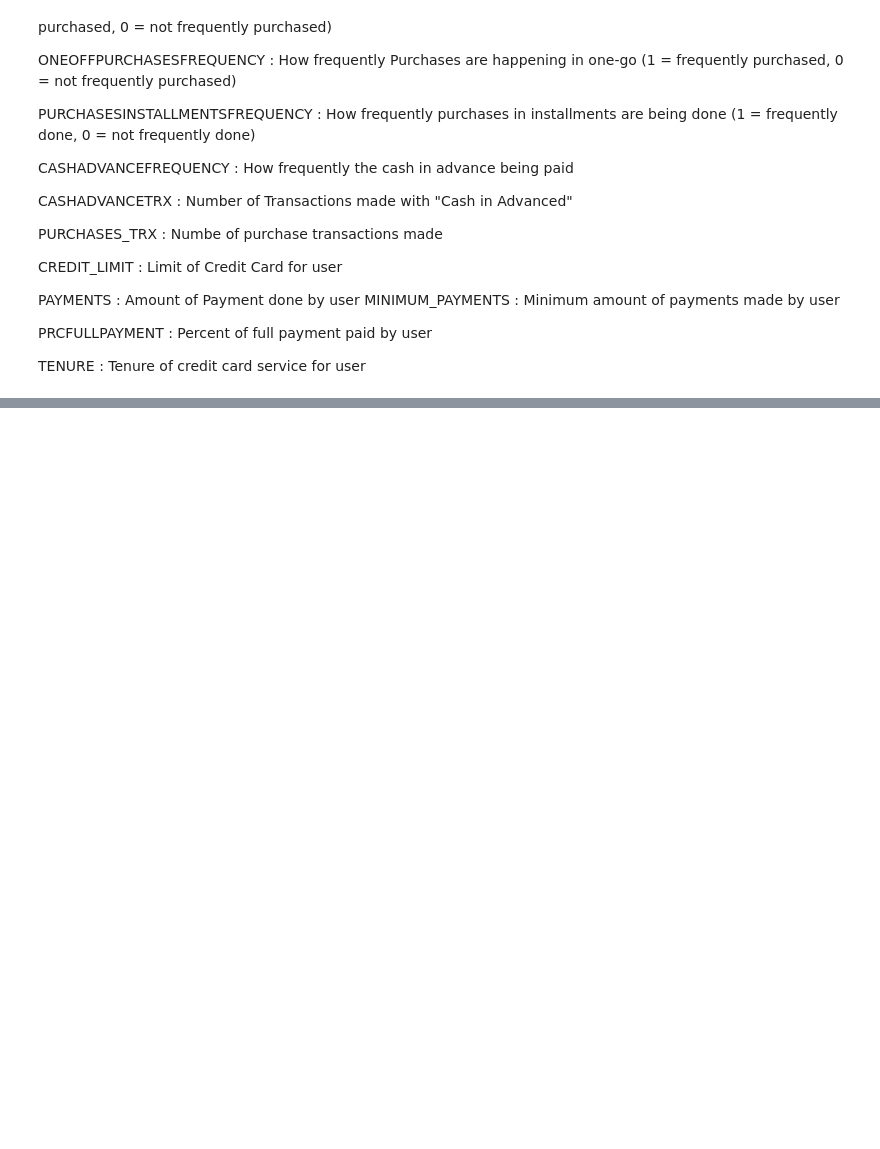
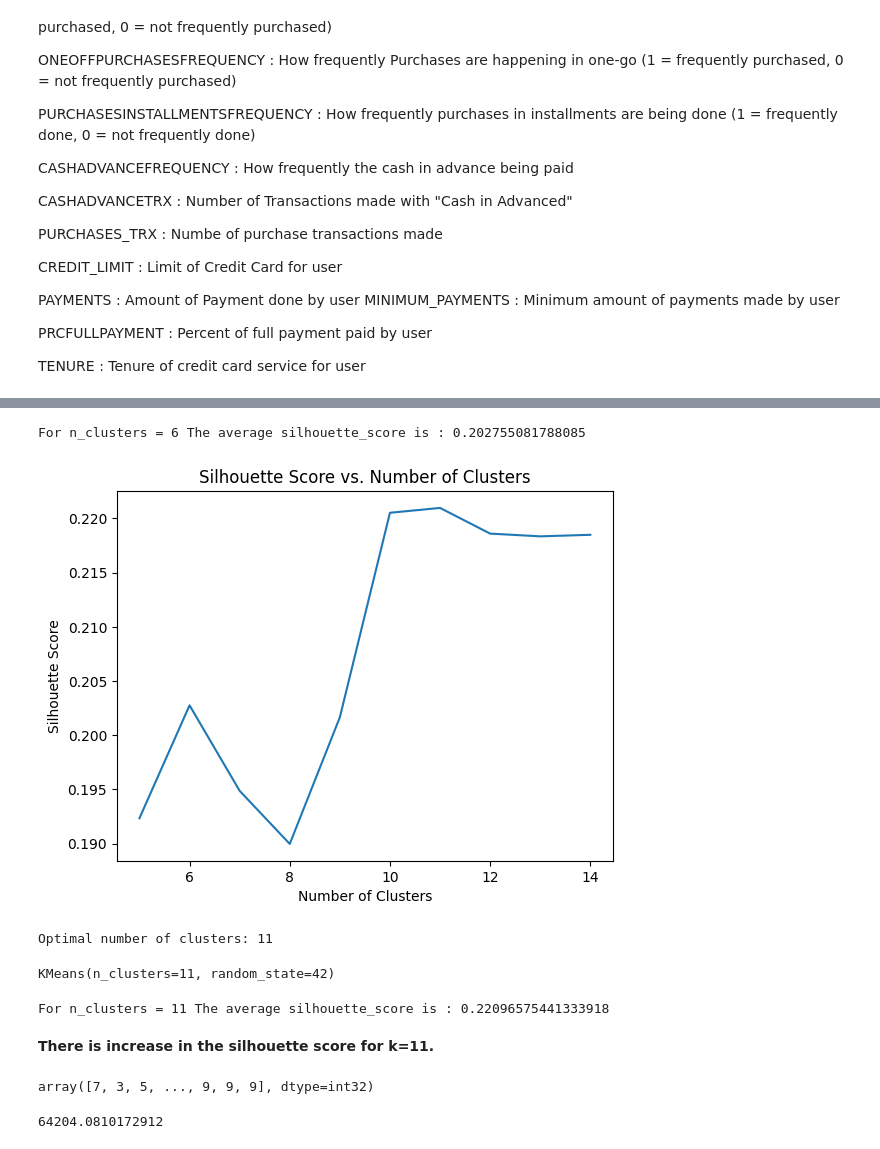
Before and after one commit to Mohammadi-Nilofer/MachineLearning, a Jupyter notebook: KMeans_CC.ipynb, the cells around one changed output, grey strips where cells are left out. Drawn from its saved outputs; the diff is of its cells as text; code cells hidden in the pictures; blank space fills up the shorter version.

```diff
--- a/KMeans_CC.ipynb
+++ b/KMeans_CC.ipynb
@@ -50,0 +340,5 @@ TENURE : Tenure of credit card service for user
+# %%
+# Build Cluster algorithm
+from sklearn.cluster import KMeans
+clusters_new=KMeans(6, random_state=42)
+clusters_new.fit(df_scaled)
@@ -50,0 +363,61 @@ TENURE : Tenure of credit card service for user
+# %%
+from sklearn.metrics import silhouette_score
+
+# Assuming you have your scaled data in 'df_scaled' and your KMeans model in 'clusters_new'
+silhouette_avg = silhouette_score(df_scaled, clusters_new.labels_)
+
+print("For n_clusters =", clusters_new.n_clusters, "The average silhouette_score is :", silhouette_avg)
+# %% [output]
+For n_clusters = 6 The average silhouette_score is : 0.202755081788085
+# %%
+# Plotting the silhouette score for different k values
+from sklearn.metrics import silhouette_score
+from sklearn.cluster import KMeans
+import matplotlib.pyplot as plt
+
+silhouette_scores = []
+for n_clusters in range(5, 15):  # Try different cluster numbers
+    kmeans = KMeans(n_clusters=n_clusters, random_state=42)
+    cluster_labels = kmeans.fit_predict(df_scaled)
+    silhouette_avg = silhouette_score(df_scaled, cluster_labels)
+    silhouette_scores.append(silhouette_avg)
+
+# Plot the silhouette scores
+plt.plot(range(5, 15), silhouette_scores)
+plt.title('Silhouette Score vs. Number of Clusters')
+plt.xlabel('Number of Clusters')
+plt.ylabel('Silhouette Score')
+plt.show()
+
+# Find the optimal number of clusters
+optimal_n_clusters = range(5, 15)[silhouette_scores.index(max(silhouette_scores))]
+print("Optimal number of clusters:", optimal_n_clusters)
+# %% [output]
+[figure, added]
+Optimal number of clusters: 11
+# %%
+# Building Cluster algorithm with k=11
+from sklearn.cluster import KMeans
+clusters_new=KMeans(11, random_state=42)
+clusters_new.fit(df_scaled)
+# %% [output]
+KMeans(n_clusters=11, random_state=42)
+# %%
+# Checking silhpuette score for k=11
+
+from sklearn.metrics import silhouette_score
+silhouette_avg = silhouette_score(df_scaled, clusters_new.labels_)
+
+print("For n_clusters =", clusters_new.n_clusters, "The average silhouette_score is :", silhouette_avg)
+# %% [output]
+For n_clusters = 11 The average silhouette_score is : 0.22096575441333918
+# %% [markdown]
+**There is increase in the silhouette score for k=11.**
+# %%
+clusters_new.labels_
+# %% [output]
+array([7, 3, 5, ..., 9, 9, 9], dtype=int32)
+# %%
+clusters_new.inertia_
+# %% [output]
+64204.0810172912
```
Also changed, not shown: parts of 52 cells of this notebook.
